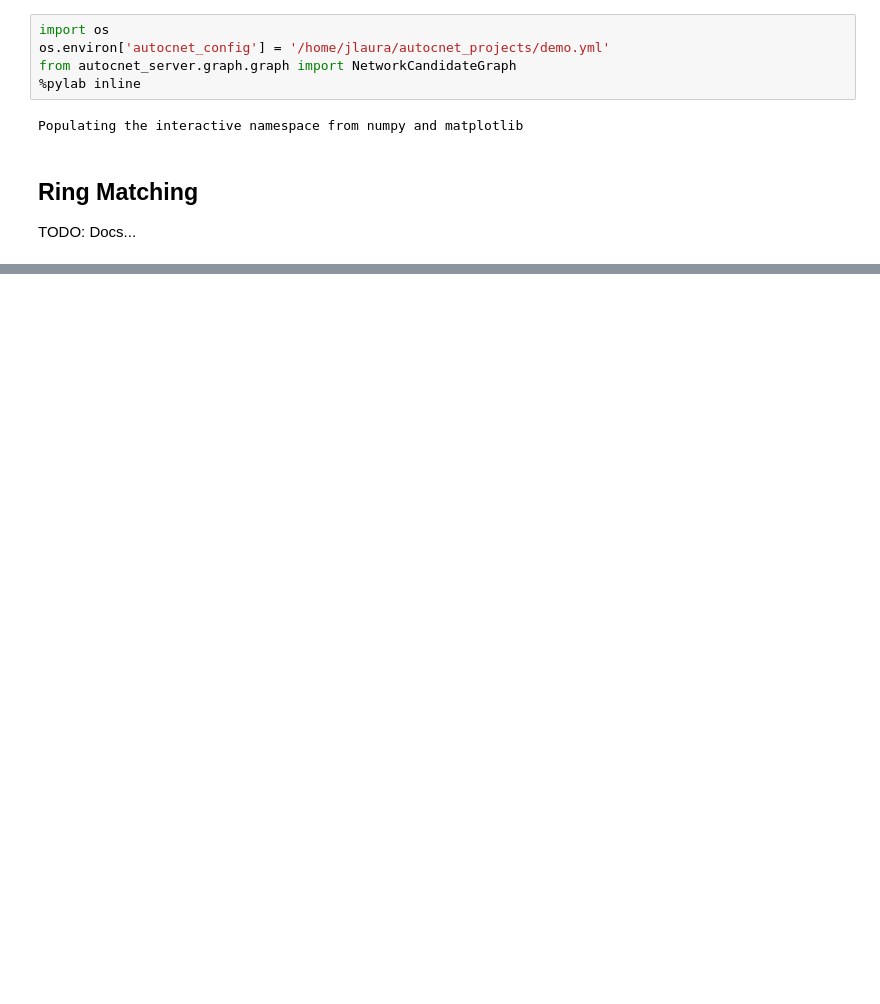
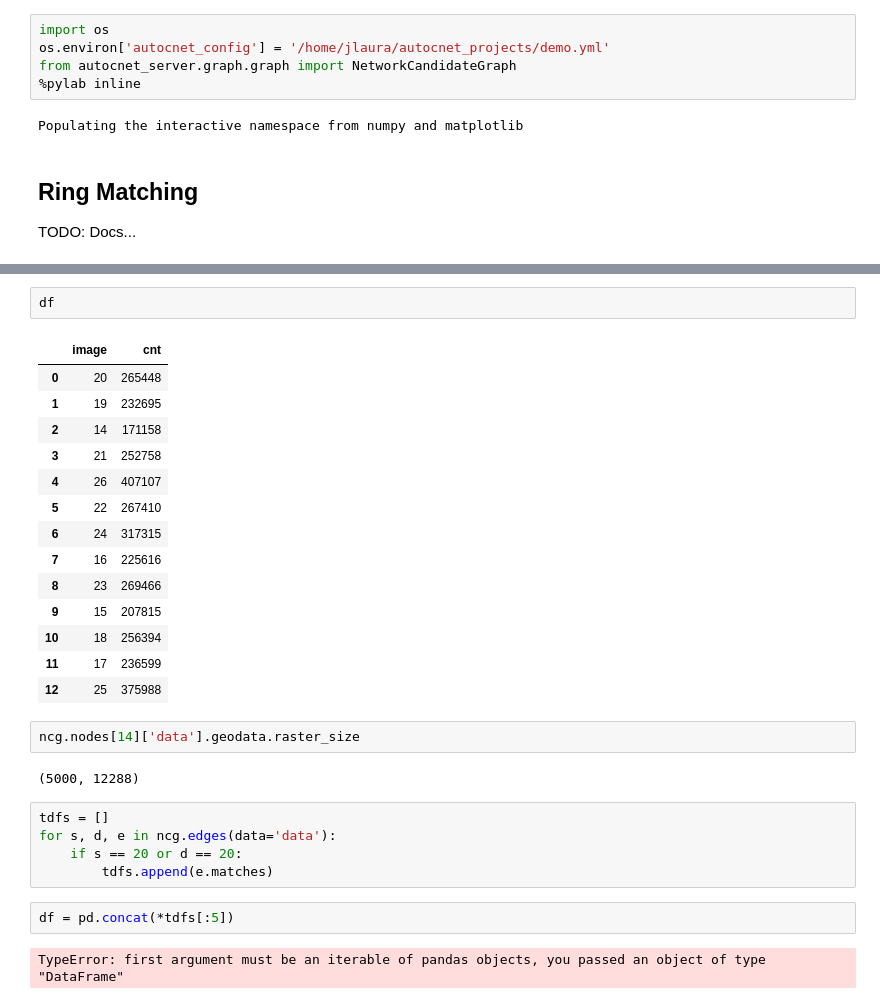
Before and after one commit to jlaura/autocnet_server, a Jupyter notebook: notebooks/04. Ring Matching.ipynb, the cells around one changed output, grey strips where cells are left out. Drawn from its saved outputs; the diff is of its cells as text; blank space fills up the shorter version.

```diff
--- a/notebooks/04. Ring Matching.ipynb
+++ b/notebooks/04. Ring Matching.ipynb
@@ -20,0 +86,30 @@ ncg.ring_match(walltime='00:01:00')
+# %%
+df
+# %% [output]
+|  | image | cnt |
+| 0 | 20 | 265448 |
+| 1 | 19 | 232695 |
+| 2 | 14 | 171158 |
+| 3 | 21 | 252758 |
+| 4 | 26 | 407107 |
+| 5 | 22 | 267410 |
+| 6 | 24 | 317315 |
+| 7 | 16 | 225616 |
+| 8 | 23 | 269466 |
+| 9 | 15 | 207815 |
+| 10 | 18 | 256394 |
+| 11 | 17 | 236599 |
+| 12 | 25 | 375988 |
+# %%
+ncg.nodes[14]['data'].geodata.raster_size
+# %% [output]
+(5000, 12288)
+# %%
+tdfs = []
+for s, d, e in ncg.edges(data='data'):
+    if s == 20 or d == 20:
+        tdfs.append(e.matches)
+# %%
+df = pd.concat(*tdfs[:5])
+# %% [output]
+TypeError: first argument must be an iterable of pandas objects, you passed an object of type "DataFrame"
```
Also changed, not shown: parts of 7 cells of this notebook, 8 other files.
